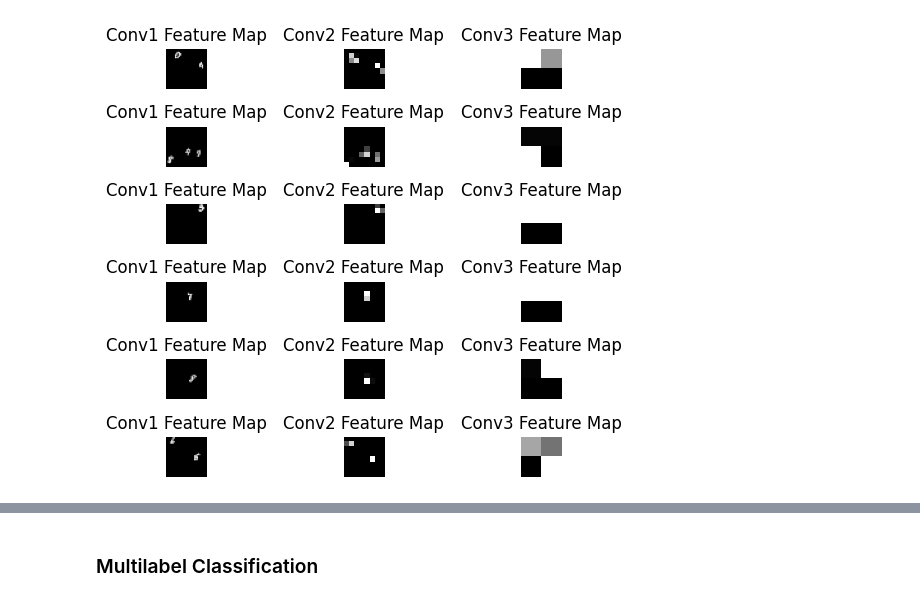
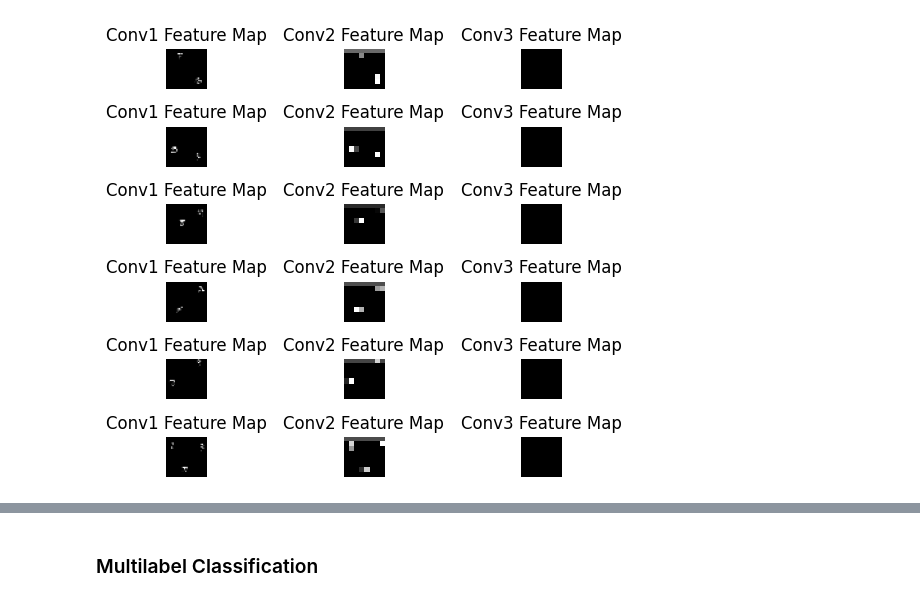
Before and after one commit to himanshuyv/SMAI, a Jupyter notebook: assignments/4/CNN.ipynb, the cells around one changed output, grey strips where cells are left out. Drawn from its saved outputs; the diff is of its cells as text; code cells hidden in the pictures.

```diff
--- a/assignments/4/CNN.ipynb
+++ b/assignments/4/CNN.ipynb
@@ -198,7 +280,3 @@ test_data_classification = MultiMNISTDataset(test_data, test_labels)
 train_loader_classification = DataLoader(train_data_classification, batch_size=32, shuffle=True)
 val_loader_classification = DataLoader(val_data_classification, batch_size=32, shuffle=False)
 test_loader_classification = DataLoader(test_data_classification, batch_size=32, shuffle=False)
-# %%
-model_single_classification = CNN(task='classification', num_classes=4).to(device)
-optimizer = torch.optim.Adam(model_single_classification.parameters(), lr=0.001)
-model_single_classification.train_model(optimizer, train_loader_classification, val_loader_classification, num_epochs=20, device=device)
@@ -218,0 +359,18 @@ Epoch 12, Validation Accuracy: 99.93%, Validation Loss: 0.002475
+# %%
+best_model_config_classification = eval(best_model_config_classification)
+# %%
+best_model_classification = CNN(num_classes=4, num_conv_layers=best_model_config_classification['conv_layers'],
+                                dropout_rate=best_model_config_classification['dropout_rate'], task='classification').to(device)
+
+if best_model_config_classification['optimizer'] == 'Adam':
+    optimizer = optim.Adam(best_model_classification.parameters(), lr=best_model_config_classification['learning_rate'])
+elif best_model_config_classification['optimizer'] == 'SGD':
+    optimizer = optim.SGD(best_model_classification.parameters(), lr=best_model_config_classification['learning_rate'], momentum=best_model_config_classification['momentum'])
+elif best_model_config_classification['optimizer'] == 'RMSprop':
+    optimizer = optim.RMSprop(best_model_classification.parameters(), lr=best_model_config_classification['learning_rate'])
+
+best_model_classification.train_model(optimizer, train_loader_classification, val_loader_classification, num_epochs=30, device=device)
+val_loss , val_accuracy = best_model_classification.evaluate(val_loader_classification, device)
+print(f"Validation Loss: {val_loss}, Validation Accuracy: {val_accuracy*100:.4f}%")
+test_loss, test_accuracy = best_model_classification.evaluate(test_loader_classification, device)
+print(f"Test Loss: {test_loss}, Test Accuracy: {test_accuracy*100:.4f}%")
@@ -219,4 +391,4 @@ Epoch 12, Validation Accuracy: 99.93%, Validation Loss: 0.002475
 # %%
-model_single_classification.visulize_feature_maps(train_loader_classification, device=device)
+best_model_classification.visulize_feature_maps(train_loader_classification, device=device)
 # %% [output]
-[figure, old version]
+[figure, new version]
```
Also changed, not shown: parts of 25 cells of this notebook, 1 other file.
